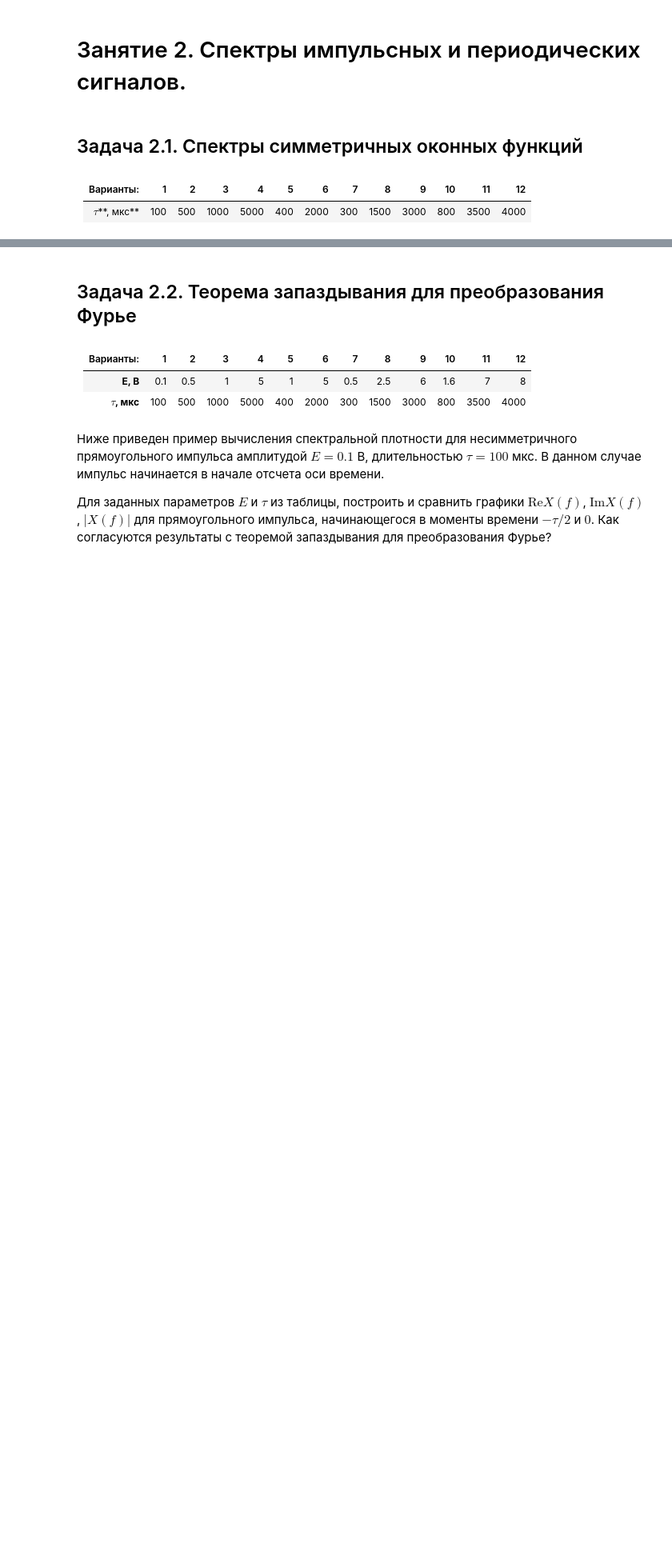
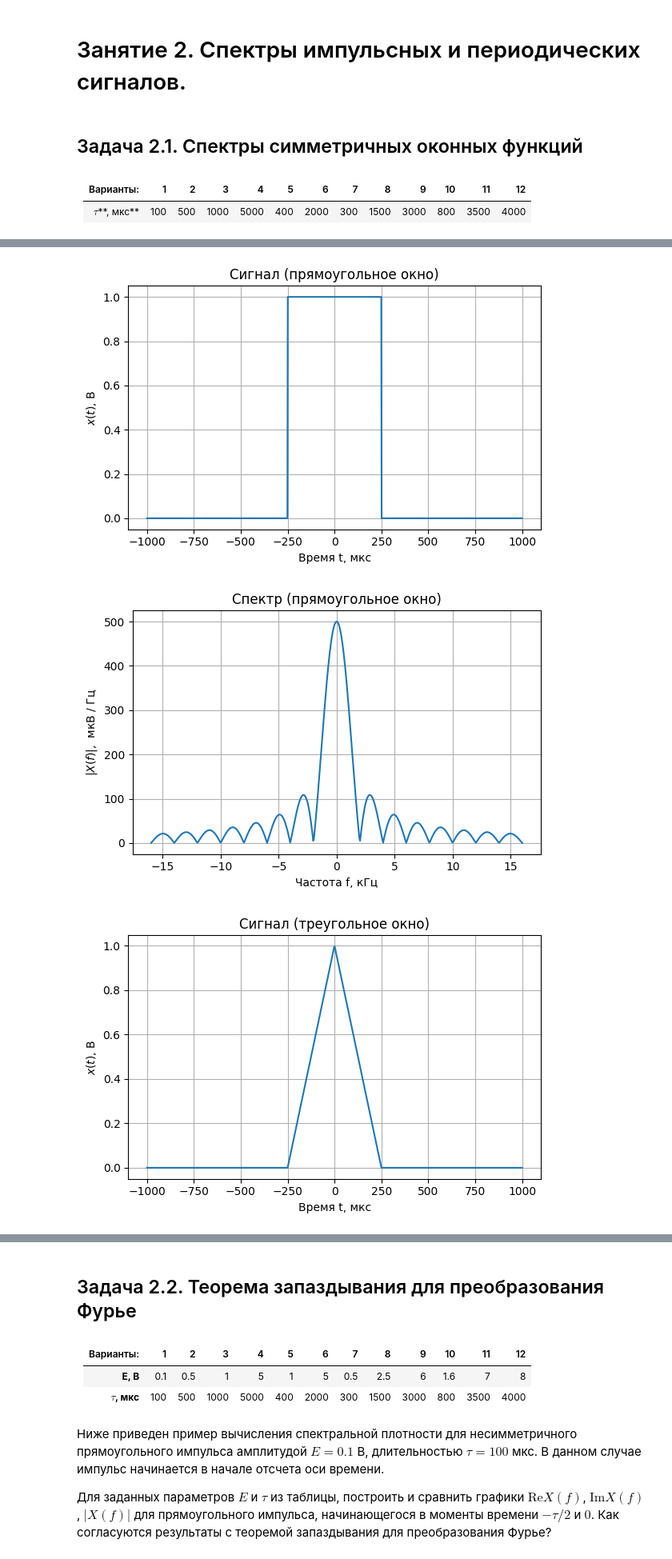
Before and after one commit to yanelox/radiophys, a Jupyter notebook: lab1/Lab1_task.ipynb, the cells around one changed output, grey strips where cells are left out. Shown at 80% size. Saved outputs shown, nothing was run; the diff lists cells and outputs as text; code cells hidden in the pictures; blank space fills up the shorter version.

```diff
--- a/lab1/Lab1_task.ipynb
+++ b/lab1/Lab1_task.ipynb
@@ -434,0 +437,58 @@ plt.grid()
+# %%
+plt.figure(figsize=[6, 4])
+plt.plot(t_band*1e6, [boxcar(t, tau) for t in t_band])
+plt.xlabel("Время t, мкс")
+plt.ylabel("$x(t)$, В")
+plt.title("Сигнал (прямоугольное окно)")
+plt.tight_layout()
+plt.grid()
+plt.savefig ("./picturies/pic1.png")
+
+plt.figure(figsize=[6, 4])
+plt.plot(f_band/1e3, fourier_transform(signal=boxcar, f_band=f_band, tau=tau, t1=-tau/2, t2=tau/2, res_type="abs")*1e6)
+plt.xlabel("Частота f, кГц")
+plt.ylabel("$|X(f)|$,  мкВ / Гц")
+plt.title("Спектр (прямоугольное окно)")
+plt.tight_layout()
+plt.grid()
+plt.savefig ("./picturies/pic2.png")
+
+plt.figure(figsize=[6, 4])
+plt.plot(t_band*1e6, [triangle(t, tau) for t in t_band])
+plt.xlabel("Время t, мкс")
+plt.ylabel("$x(t)$, В")
+plt.title("Сигнал (треугольное окно)")
+plt.tight_layout()
+plt.grid()
+plt.savefig ("./picturies/pic3.png")
+
+plt.figure(figsize=[6, 4])
+plt.plot(f_band/1e3, fourier_transform(signal=triangle, f_band=f_band, tau=tau, t1=-tau/2, t2=tau/2, res_type="abs")*1e6)
+plt.xlabel("Частота f, кГц")
+plt.ylabel("$|X(f)|$,  мкВ / Гц")
+plt.title("Спектр (треугольное окно)")
+plt.tight_layout()
+plt.grid()
+plt.savefig ("./picturies/pic4.png")
+
+plt.figure(figsize=[6, 4])
+plt.plot(t_band*1e6, [hann_function(t, tau) for t in t_band])
+plt.xlabel("Время t, мкс")
+plt.ylabel("$x(t)$, В")
+plt.title("Сигнал (окно Ханна)")
+plt.tight_layout()
+plt.grid()
+plt.savefig ("./picturies/pic5.png")
+
+plt.figure(figsize=[6, 4])
+plt.plot(f_band/1e3, fourier_transform(signal=hann_function, f_band=f_band, tau=tau, t1=-tau/2, t2=tau/2, res_type="abs")*1e6)
+plt.xlabel("Частота f, кГц")
+plt.ylabel("$|X(f)|$,  мкВ / Гц")
+plt.title("Спектр (окно Ханна)")
+plt.tight_layout()
+plt.grid()
+plt.savefig ("./picturies/pic6.png")
+# %% [output]
+[figure, added]
+[figure, added]
+[figure, added]
```
Also changed, not shown: parts of 16 cells of this notebook, 6 other files.
